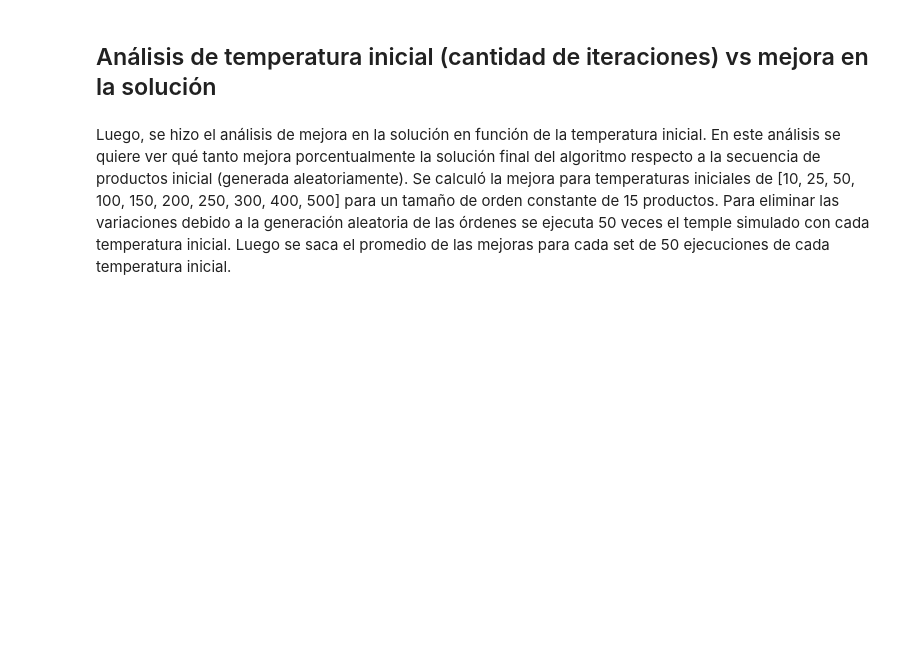
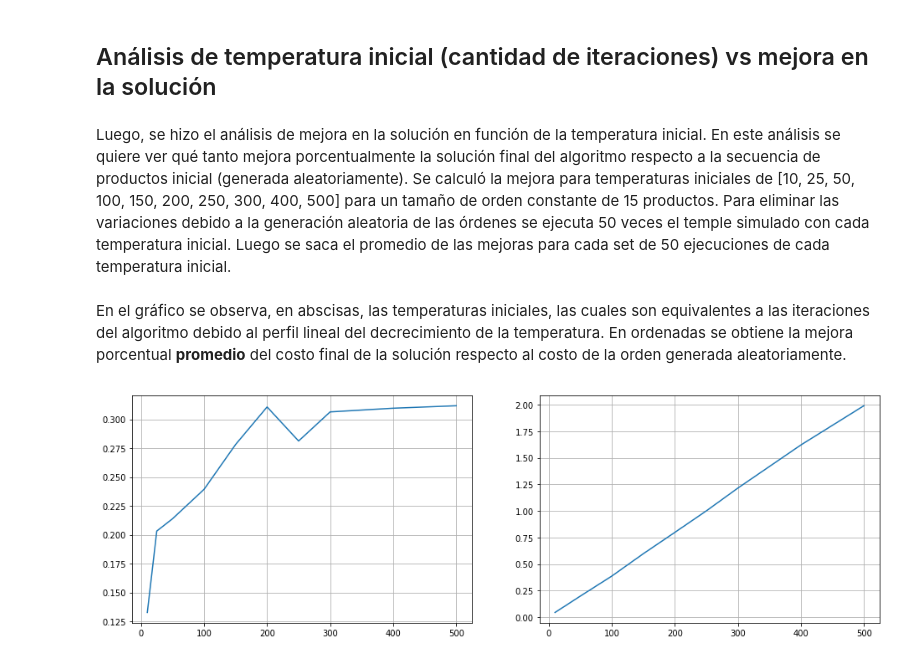
Before and after one commit to GinoAvanzini/IA2_2019, a Jupyter notebook: TP_1/simulated_annealing-test.ipynb, the cells around one changed output. Drawn from its saved outputs; the diff is of its cells as text; code cells hidden in the pictures; blank space fills up the shorter version.

```diff
--- a/TP_1/simulated_annealing-test.ipynb
+++ b/TP_1/simulated_annealing-test.ipynb
@@ -104,3 +104,47 @@ plt.grid()
 ## Análisis de temperatura inicial (cantidad de iteraciones) vs mejora en la solución
 # %% [markdown]
 Luego, se hizo el análisis de mejora en la solución en función de la temperatura inicial. En este análisis se quiere ver qué tanto mejora porcentualmente la solución final del algoritmo respecto a la secuencia de productos inicial (generada aleatoriamente). Se calculó la mejora para temperaturas iniciales de [10, 25, 50, 100, 150, 200, 250, 300, 400, 500] para un tamaño de orden constante de 15 productos. Para eliminar las variaciones debido a la generación aleatoria de las órdenes se ejecuta 50 veces el temple simulado con cada temperatura inicial. Luego se saca el promedio de las mejoras para cada set de 50 ejecuciones de cada temperatura inicial.
+# %%
+ITER = 50
+N = 15
+
+t0 = [10, 25, 50, 100, 150, 200, 250, 300, 400, 500]
+
+improvement = []
+time_exec = []
+
+for temp in t0:
+
+    improvement_avg = 0
+    time_avg = 0
+
+    for i in range(0, ITER):
+
+        pos_pick = [randint(0, 31) for i in range(0, N)]
+
+        coordenadas = map_to_coord(pos_pick)
+
+        energy_start = distance(coordenadas)
+
+        start = time()
+        _, energy_end = temple_simulado(coordenadas, temp, neighbours_annealing, distance)
+        end = time()
+
+        time_avg += end - start
+        improvement_avg += (energy_start - energy_end)/energy_start
+
+    improvement_avg = improvement_avg/ITER
+    improvement.append(improvement_avg)
+
+    time_avg = time_avg/ITER
+    time_exec.append(time_avg)
+# %% [markdown]
+En el gráfico se observa, en abscisas, las temperaturas iniciales, las cuales son equivalentes a las iteraciones del algoritmo debido al perfil lineal del decrecimiento de la temperatura. En ordenadas se obtiene la mejora porcentual **promedio** del costo final de la solución respecto al costo de la orden generada aleatoriamente.
+# %%
+fig, (ax0, ax1) = plt.subplots(1, 2, figsize=(16, 5))
+ax0.plot(t0, improvement)
+ax0.grid()
+ax1.plot(t0, time_exec)
+ax1.grid()
+# %% [output]
+[figure, added]
```
Also changed, not shown: parts of 1 cell of this notebook.
